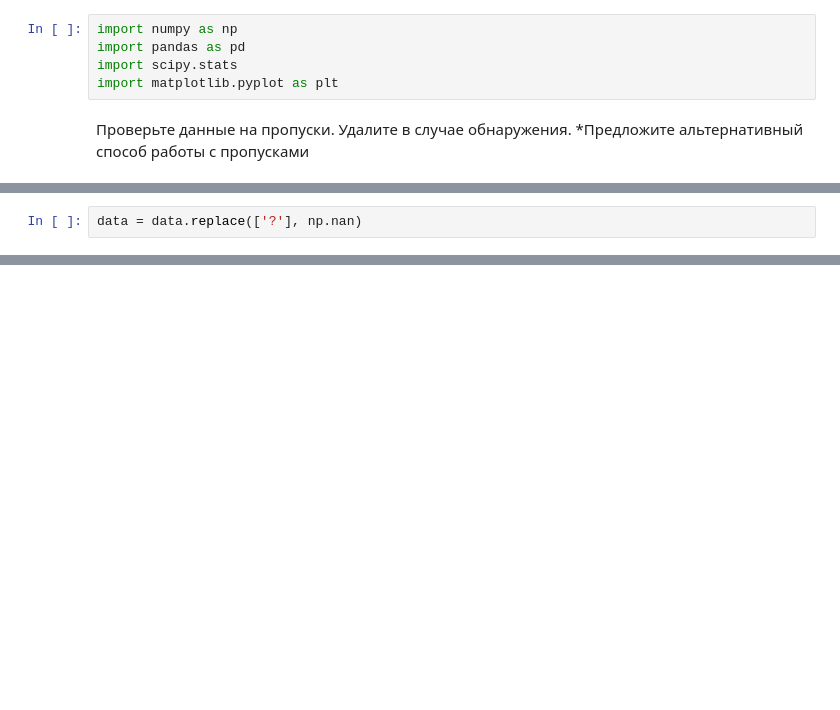
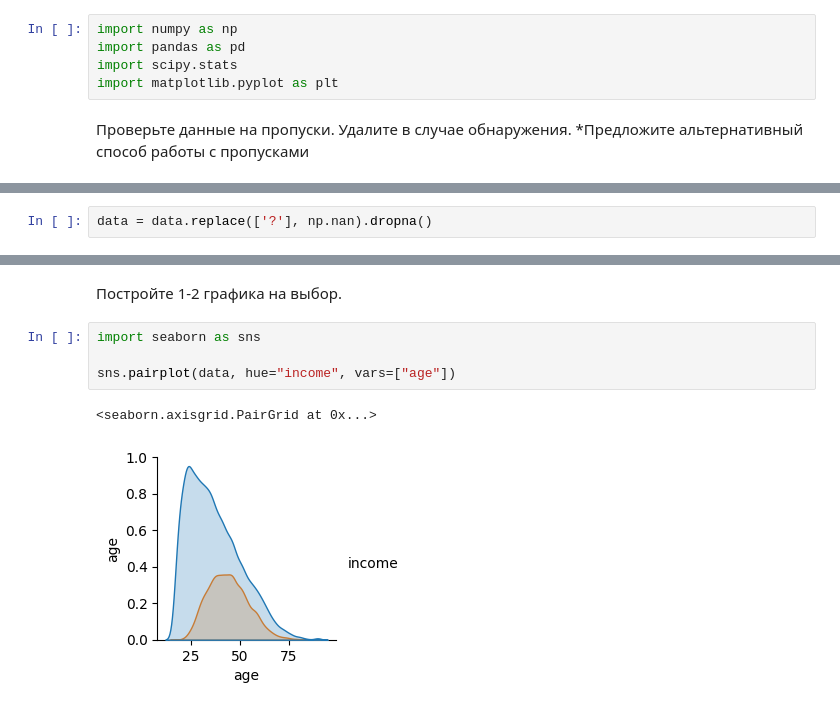
Before and after one commit to adtitovich/dsml-17, a Jupyter notebook: m1.ipynb, the cells around one changed output, grey strips where cells are left out. Cells and saved outputs as stored; diff of their text form; blank space fills up the shorter version.

```diff
--- a/m1.ipynb
+++ b/m1.ipynb
@@ -17,6 +17,8 @@ data.head()
 | 2 | 28 | Local-gov | 336951 | Assoc-acdm | 12 | Married-civ-spouse | Protective-serv | Husband | ... |
 | 3 | 44 | Private | 160323 | Some-college | 10 | Married-civ-spouse | Machine-op-inspct | Husband | ... |
 | 4 | 18 | ? | 103497 | Some-college | 10 | Never-married | ? | Own-child | ... |
+# %%
+data = data.replace(['?'], np.nan).dropna()
 # %%
 data.info()
 # %% [output]
@@ -40,2 +41,0 @@ memory usage: 5.6+ MB
-# %%
-data = data.replace(['?'], np.nan)
@@ -61,0 +42,9 @@ data.head(20)
+# %% [markdown]
+Постройте 1-2 графика на выбор.
+# %%
+import seaborn as sns
+
+sns.pairplot(data, hue="income", vars=["age"])
+# %% [output]
+<seaborn.axisgrid.PairGrid at 0x...>
+[figure, added]
```
Also changed, not shown: parts of 14 cells of this notebook.
